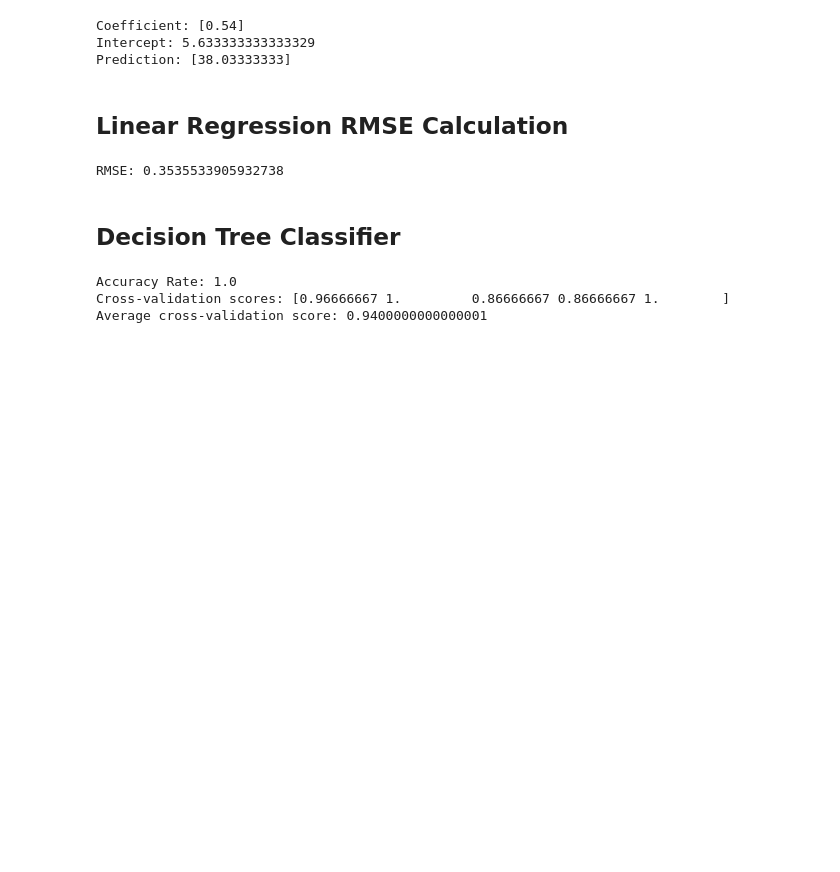
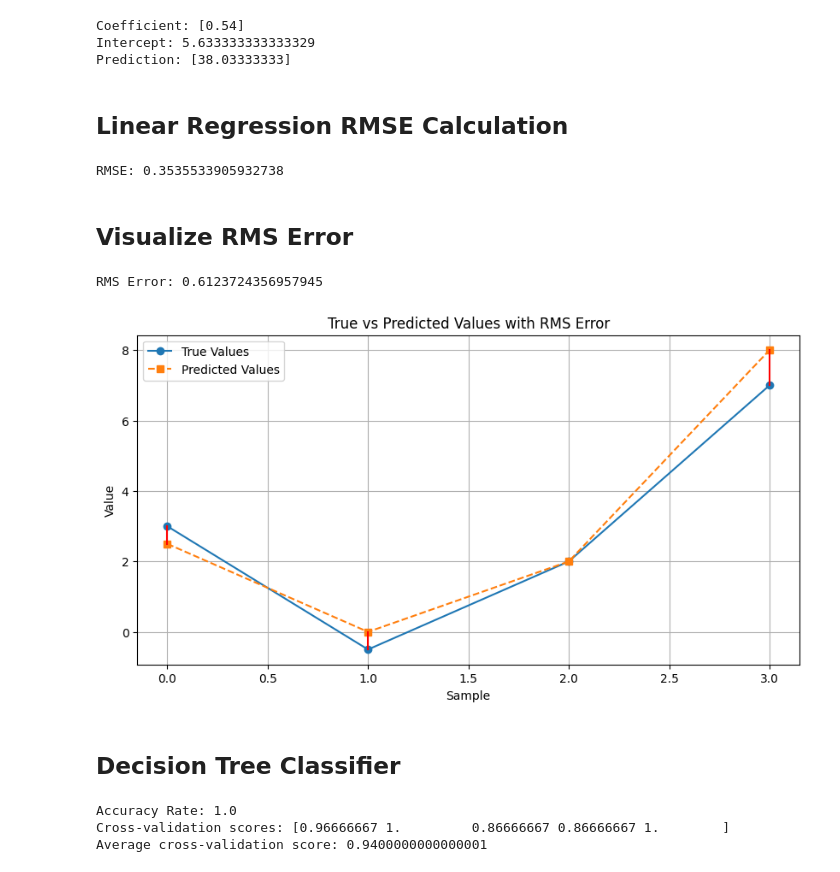
Before and after one commit to eskarasu/Artificial_Intelligence_Applications_with_Python, a Jupyter notebook: artificial_Intelligence_Applications_with_Python.ipynb, the cells around one changed output. Drawn from its saved outputs; the diff is of its cells as text; code cells hidden in the pictures; blank space fills up the shorter version.

Commit message:
Add visualize_rms_error.py

```diff
--- a/artificial_Intelligence_Applications_with_Python.ipynb
+++ b/artificial_Intelligence_Applications_with_Python.ipynb
@@ -60,6 +60,42 @@ rmse = sqrt(mean_squared_error(y_test, y_pred))
 print(f'RMSE: {rmse}')
 # %% [output]
 RMSE: 0.3535533905932738
+# %% [markdown]
+## Visualize RMS Error
+# %%
+import numpy as np
+import matplotlib.pyplot as plt
+
+# Data preparation: true values and predicted values
+y_true = np.array([3, -0.5, 2, 7])
+y_pred = np.array([2.5, 0.0, 2, 8])
+
+# Calculate RMS Error
+mse = np.mean((y_true - y_pred) ** 2)  # Mean Squared Error
+rms_error = np.sqrt(mse)  # Root Mean Square Error
+print(f"RMS Error: {rms_error}")
+
+# Visualization
+plt.figure(figsize=(10, 5))
+
+# Plot true and predicted values
+plt.plot(y_true, 'o-', label='True Values')
+plt.plot(y_pred, 's--', label='Predicted Values')
+
+# Plot error terms
+for i in range(len(y_true)):
+    plt.plot([i, i], [y_true[i], y_pred[i]], 'r-')
+
+# Graph settings
+plt.title('True vs Predicted Values with RMS Error')
+plt.xlabel('Sample')
+plt.ylabel('Value')
+plt.legend()
+plt.grid(True)
+plt.show()
+# %% [output]
+RMS Error: 0.6123724356957945
+[figure, added]
 # %% [markdown]
 ## Decision Tree Classifier
 # %%
```
Also changed, not shown: 3 other files.
